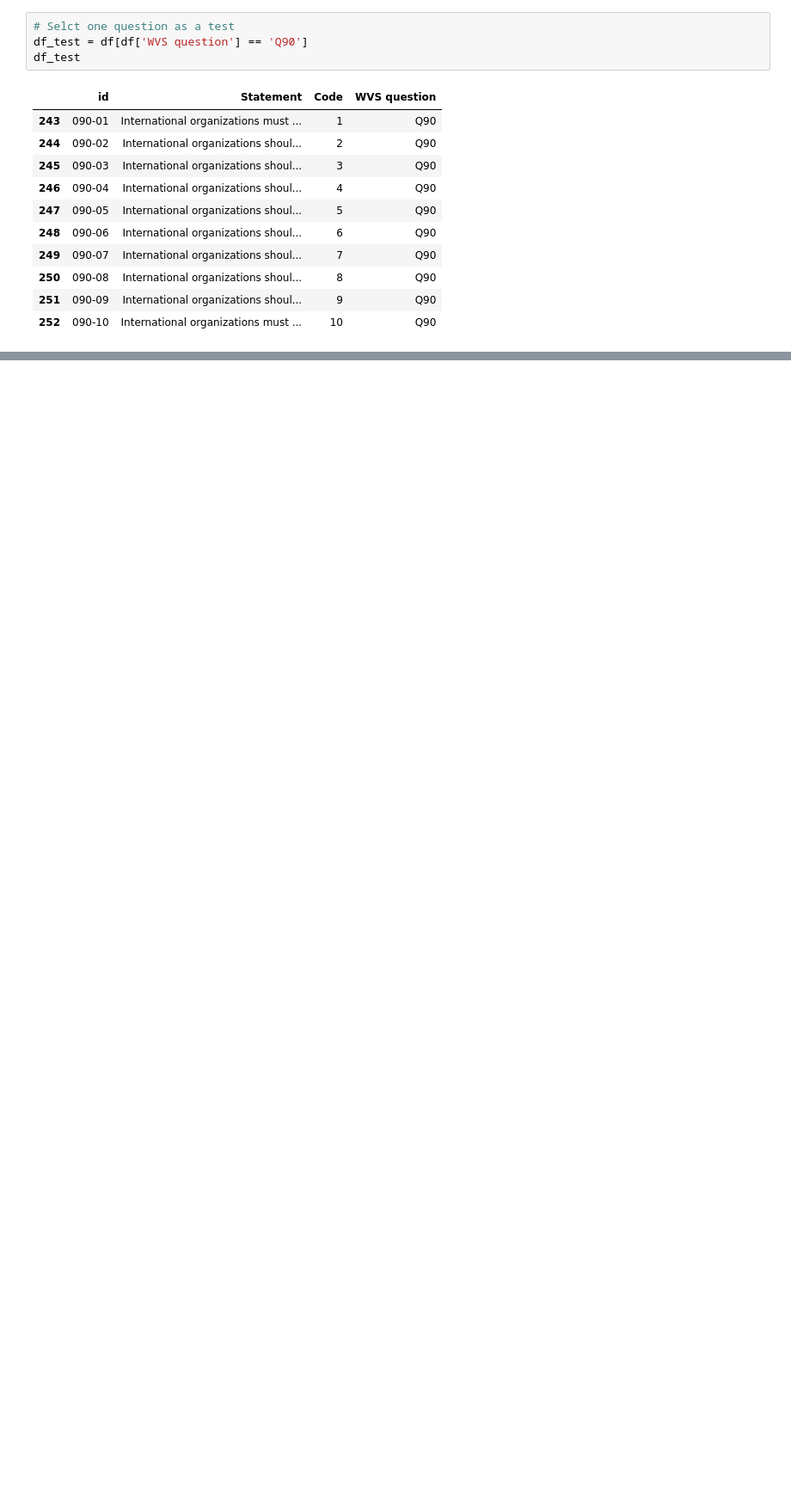
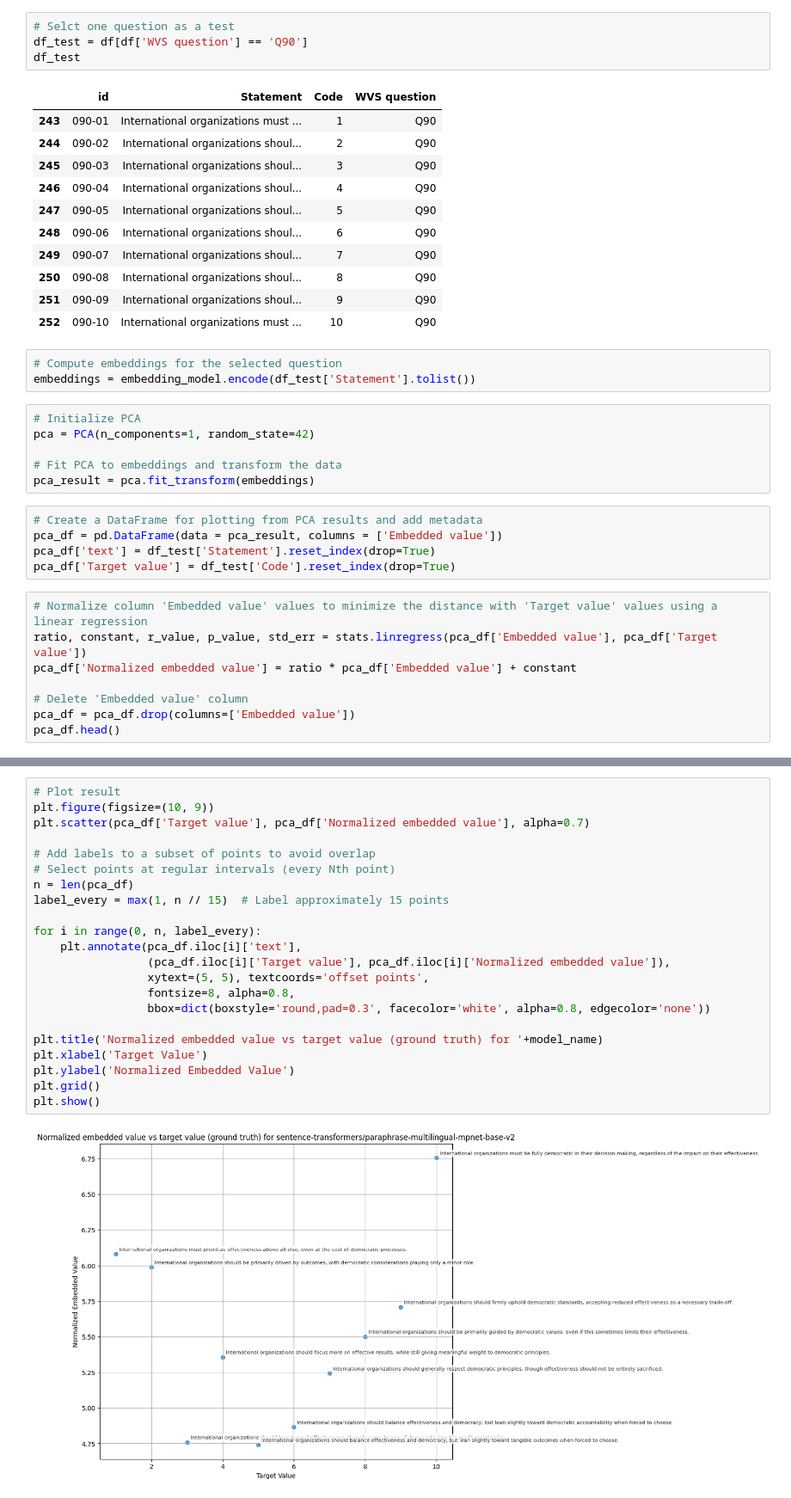
Before and after one commit to jacomyma/embedding-models-situational-benchmarks, a Jupyter notebook: experiments/Likert continuum WVS.ipynb, the cells around one changed output, grey strips where cells are left out. Shown at 86% size. Saved outputs shown, nothing was run; the diff lists cells and outputs as text; blank space fills up the shorter version.

```diff
--- a/experiments/Likert continuum WVS.ipynb
+++ b/experiments/Likert continuum WVS.ipynb
@@ -52,3 +61,25 @@ df_test
 | 250 | 090-08 | International organizations shoul... | 8 | Q90 |
 | 251 | 090-09 | International organizations shoul... | 9 | Q90 |
 | 252 | 090-10 | International organizations must ... | 10 | Q90 |
+# %%
+# Compute embeddings for the selected question
+embeddings = embedding_model.encode(df_test['Statement'].tolist())
+# %%
+# Initialize PCA
+pca = PCA(n_components=1, random_state=42)
+
+# Fit PCA to embeddings and transform the data
+pca_result = pca.fit_transform(embeddings)
+# %%
+# Create a DataFrame for plotting from PCA results and add metadata
+pca_df = pd.DataFrame(data = pca_result, columns = ['Embedded value'])
+pca_df['text'] = df_test['Statement'].reset_index(drop=True)
+pca_df['Target value'] = df_test['Code'].reset_index(drop=True)
+# %%
+# Normalize column 'Embedded value' values to minimize the distance with 'Target value' values using a linear regression
+ratio, constant, r_value, p_value, std_err = stats.linregress(pca_df['Embedded value'], pca_df['Target value'])
+pca_df['Normalized embedded value'] = ratio * pca_df['Embedded value'] + constant
+
+# Delete 'Embedded value' column
+pca_df = pca_df.drop(columns=['Embedded value'])
+pca_df.head()
@@ -54,0 +93,24 @@ df_test
+# %%
+# Plot result
+plt.figure(figsize=(10, 9))
+plt.scatter(pca_df['Target value'], pca_df['Normalized embedded value'], alpha=0.7)
+
+# Add labels to a subset of points to avoid overlap
+# Select points at regular intervals (every Nth point)
+n = len(pca_df)
+label_every = max(1, n // 15)  # Label approximately 15 points
+
+for i in range(0, n, label_every):
+    plt.annotate(pca_df.iloc[i]['text'],
+                 (pca_df.iloc[i]['Target value'], pca_df.iloc[i]['Normalized embedded value']),
+                 xytext=(5, 5), textcoords='offset points',
+                 fontsize=8, alpha=0.8,
+                 bbox=dict(boxstyle='round,pad=0.3', facecolor='white', alpha=0.8, edgecolor='none'))
+
+plt.title('Normalized embedded value vs target value (ground truth) for '+model_name)
+plt.xlabel('Target Value')
+plt.ylabel('Normalized Embedded Value')
+plt.grid()
+plt.show()
+# %% [output]
+[figure, added]
```
Also changed, not shown: parts of 3 cells of this notebook.
